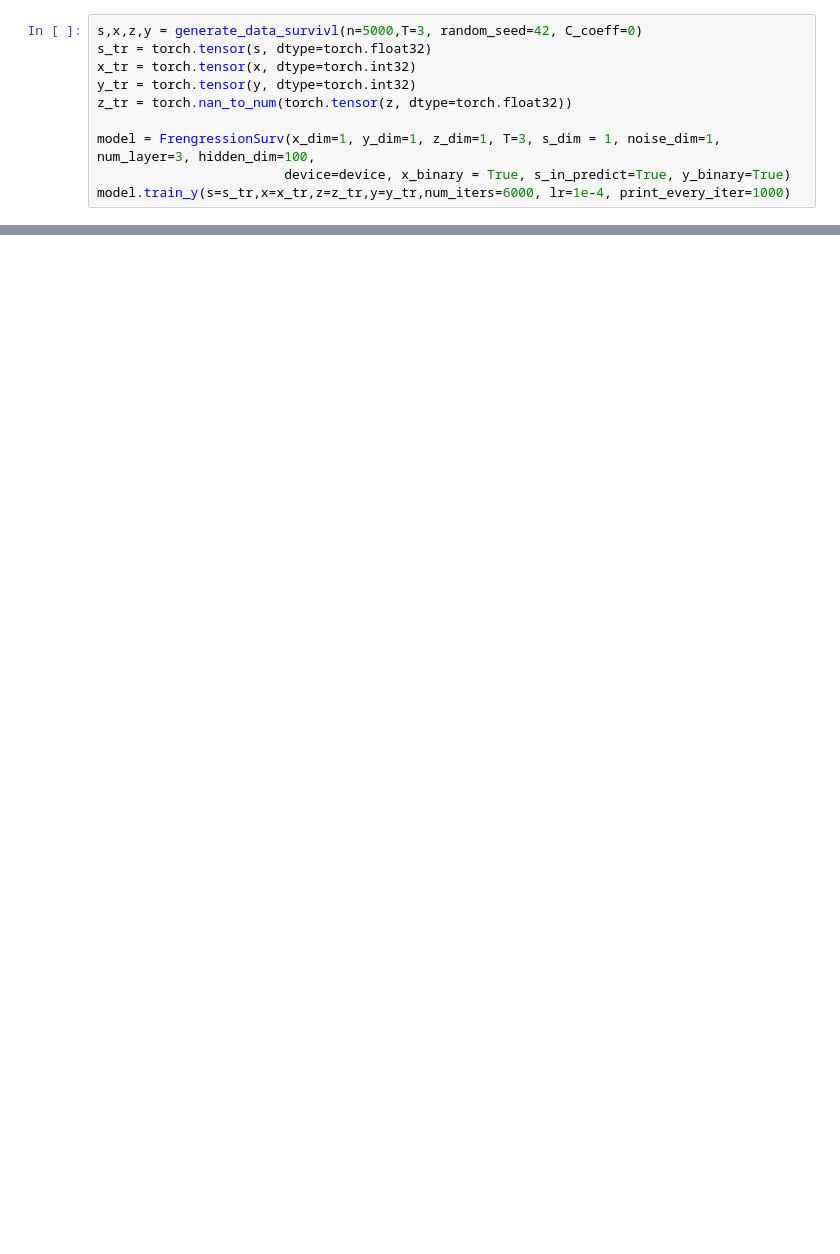
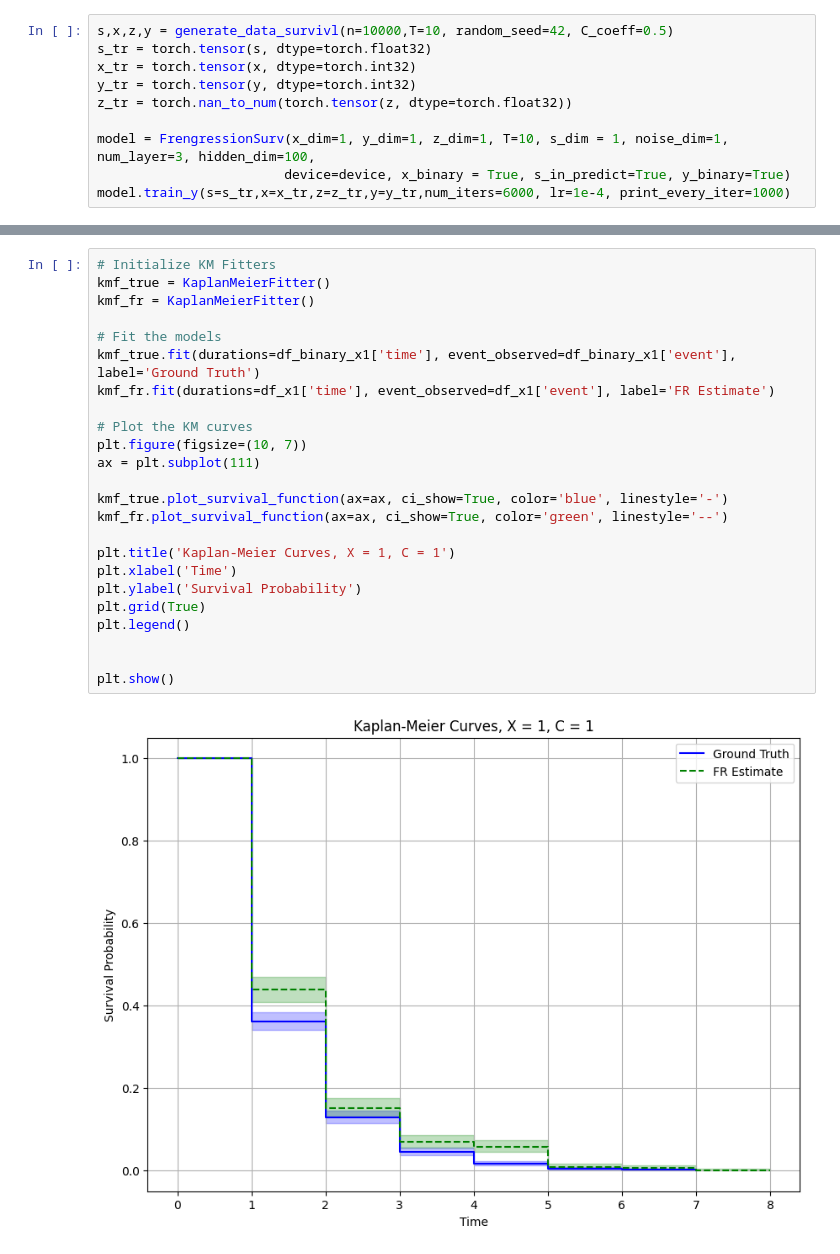
Before and after one commit to xwshen51/frengression, a Jupyter notebook: simulation_survivl.ipynb, the cells around one changed output, grey strips where cells are left out. Cells and saved outputs as stored; diff of their text form; blank space fills up the shorter version.

Commit message:
survivl data results

```diff
--- a/simulation_survivl.ipynb
+++ b/simulation_survivl.ipynb
@@ -31,11 +69,11 @@ warnings.filterwarnings("ignore")
 # %%
-s,x,z,y = generate_data_survivl(n=5000,T=3, random_seed=42, C_coeff=0)
+s,x,z,y = generate_data_survivl(n=10000,T=10, random_seed=42, C_coeff=0.5)
 s_tr = torch.tensor(s, dtype=torch.float32)
 x_tr = torch.tensor(x, dtype=torch.int32)
 y_tr = torch.tensor(y, dtype=torch.int32)
 z_tr = torch.nan_to_num(torch.tensor(z, dtype=torch.float32))
 
-model = FrengressionSurv(x_dim=1, y_dim=1, z_dim=1, T=3, s_dim = 1, noise_dim=1, num_layer=3, hidden_dim=100,
+model = FrengressionSurv(x_dim=1, y_dim=1, z_dim=1, T=10, s_dim = 1, noise_dim=1, num_layer=3, hidden_dim=100,
                         device=device, x_binary = True, s_in_predict=True, y_binary=True)
 model.train_y(s=s_tr,x=x_tr,z=z_tr,y=y_tr,num_iters=6000, lr=1e-4, print_every_iter=1000)
 # %% [output]
@@ -181,0 +154,26 @@ x_list
+# %%
+# Initialize KM Fitters
+kmf_true = KaplanMeierFitter()
+kmf_fr = KaplanMeierFitter()
+
+# Fit the models
+kmf_true.fit(durations=df_binary_x1['time'], event_observed=df_binary_x1['event'], label='Ground Truth')
+kmf_fr.fit(durations=df_x1['time'], event_observed=df_x1['event'], label='FR Estimate')
+
+# Plot the KM curves
+plt.figure(figsize=(10, 7))
+ax = plt.subplot(111)
+
+kmf_true.plot_survival_function(ax=ax, ci_show=True, color='blue', linestyle='-')
+kmf_fr.plot_survival_function(ax=ax, ci_show=True, color='green', linestyle='--')
+
+plt.title('Kaplan-Meier Curves, X = 1, C = 1')
+plt.xlabel('Time')
+plt.ylabel('Survival Probability')
+plt.grid(True)
+plt.legend()
+
+
+plt.show()
+# %% [output]
+[figure, added]
```
Also changed, not shown: parts of 14 cells of this notebook, 1 other file.
